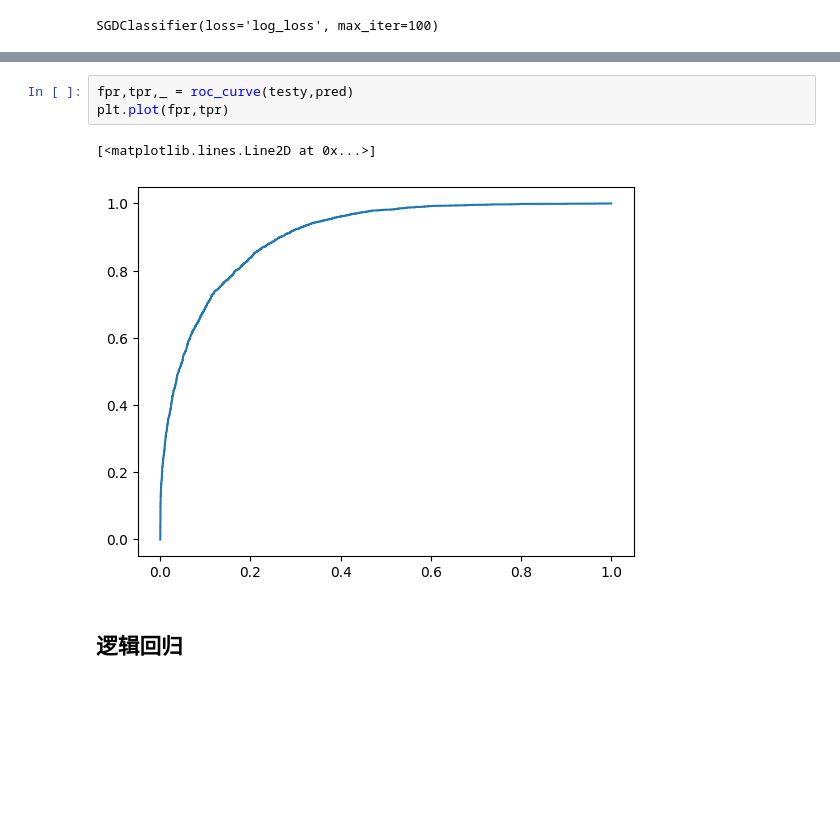
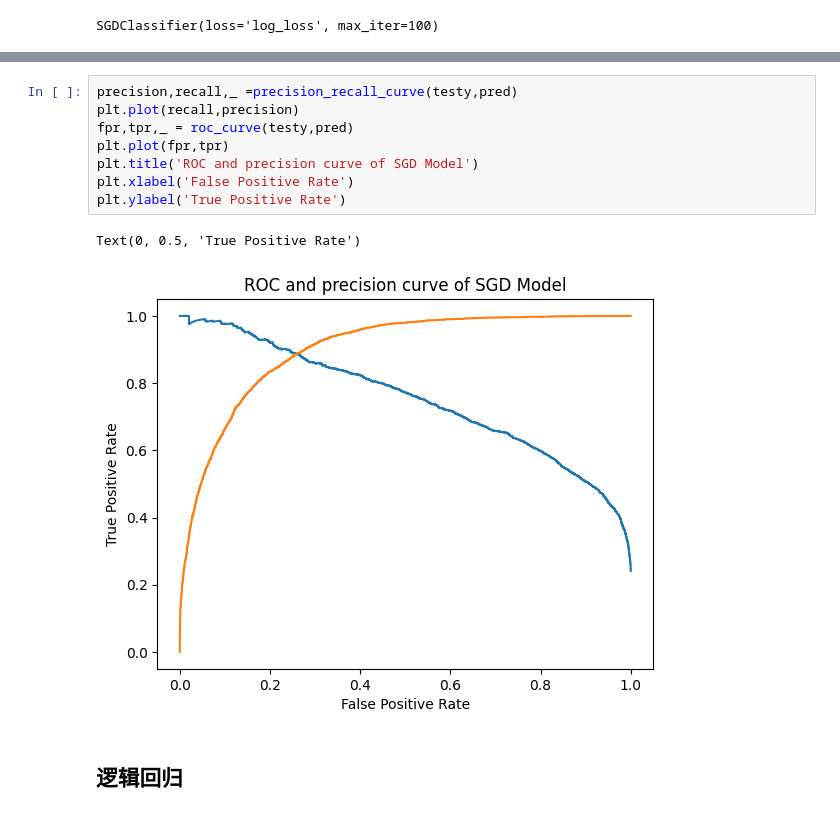
Before and after one commit to redhecker/adultCensusIncome, a Jupyter notebook: src/dataProcessing.ipynb, the cells around one changed output, grey strips where cells are left out. Cells and saved outputs as stored; diff of their text form; blank space fills up the shorter version.

```diff
--- a/src/dataProcessing.ipynb
+++ b/src/dataProcessing.ipynb
@@ -101,9 +98,14 @@ plt.plot(recall,precision)
-# %%
-fpr,tpr,_ = roc_curve(testy,pred)
-plt.plot(fpr,tpr)
-# %% [output]
-[<matplotlib.lines.Line2D at 0x...>]
-[figure, removed]
+# %%
+precision,recall,_ =precision_recall_curve(testy,pred)
+plt.plot(recall,precision)
+fpr,tpr,_ = roc_curve(testy,pred)
+plt.plot(fpr,tpr)
+plt.title('ROC and precision curve of SGD Model')
+plt.xlabel('False Positive Rate')
+plt.ylabel('True Positive Rate')
+# %% [output]
+Text(0, 0.5, 'True Positive Rate')
+[figure, added]
 # %% [markdown]
 ## 逻辑回归
 # %%
```
Also changed, not shown: parts of 11 cells of this notebook, 1 other file.
